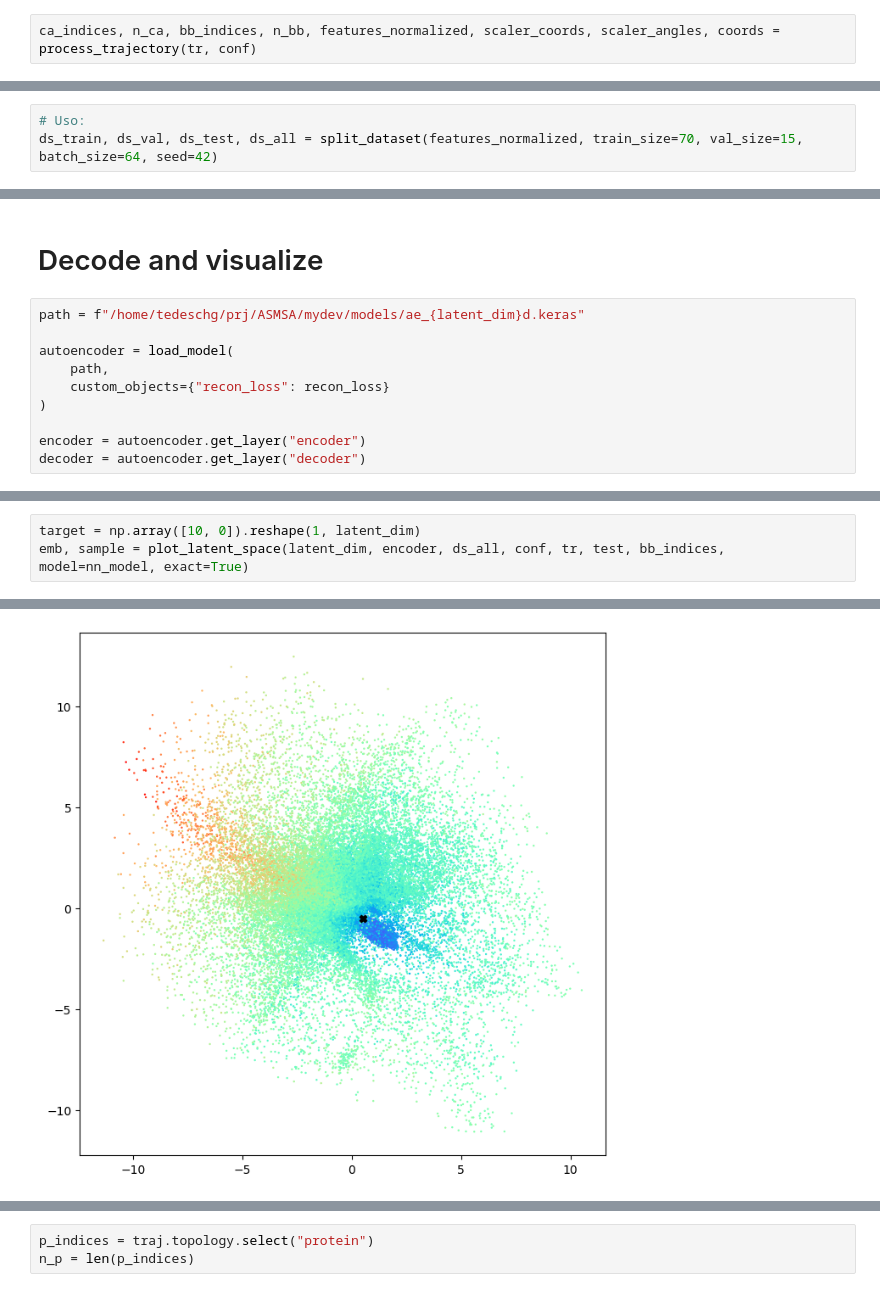
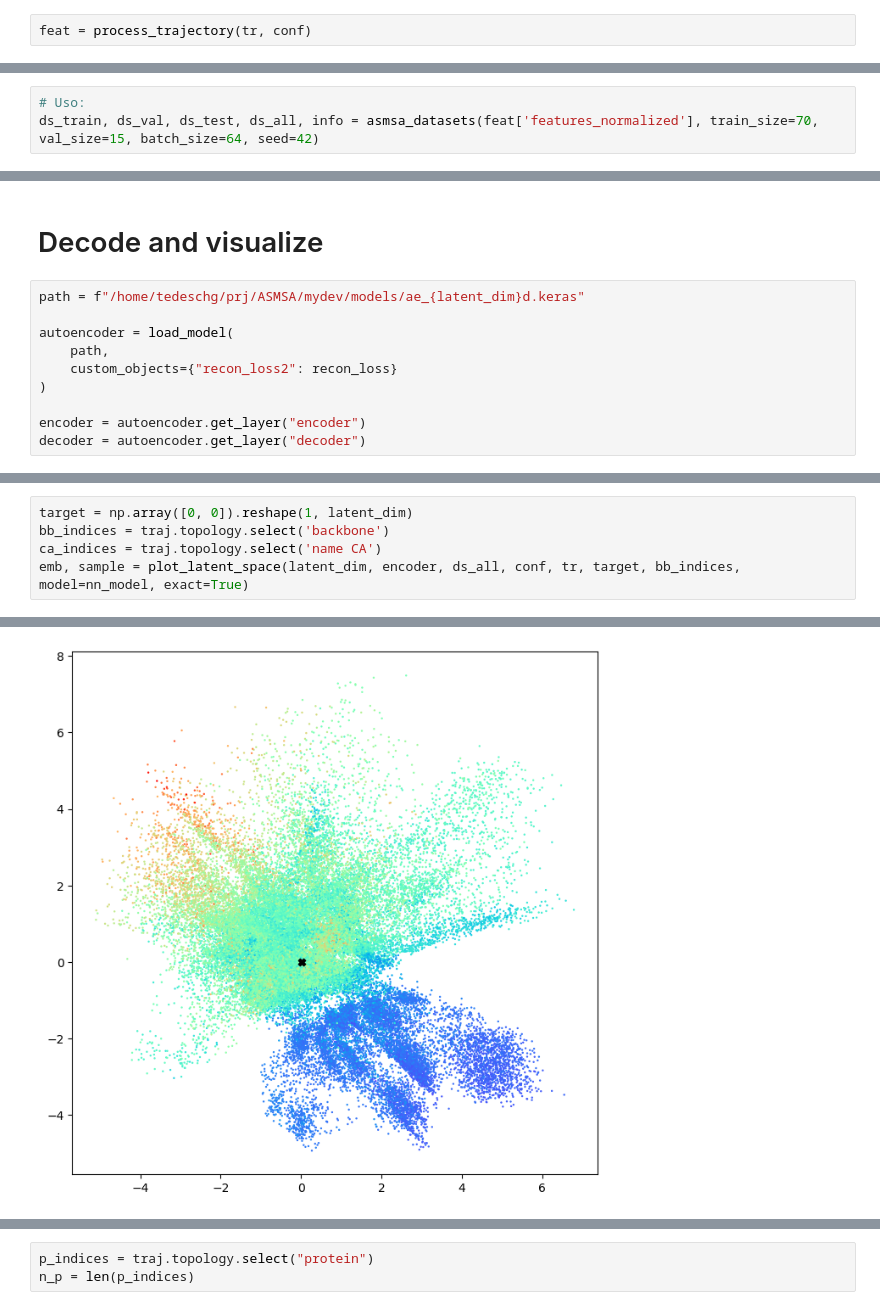
Before and after one commit to tedeschg/ASMSA, a Jupyter notebook: mydev/asmsa_ae.ipynb, the cells around one changed output, grey strips where cells are left out. Saved outputs shown, nothing was run; the diff lists cells and outputs as text.

```diff
--- a/mydev/asmsa_ae.ipynb
+++ b/mydev/asmsa_ae.ipynb
@@ -111,11 +56,11 @@ view
 # %% [output]
 NGLWidget(max_frame=50000)
 # %%
-ca_indices, n_ca, bb_indices, n_bb, features_normalized, scaler_coords, scaler_angles, coords = process_trajectory(tr, conf)
+feat = process_trajectory(tr, conf)
 # %% [markdown]
 ## NN preprocessing
 # %%
 # Uso:
-ds_train, ds_val, ds_test, ds_all = split_dataset(features_normalized, train_size=70, val_size=15, batch_size=64, seed=42)
+ds_train, ds_val, ds_test, ds_all, info = asmsa_datasets(feat['features_normalized'], train_size=70, val_size=15, batch_size=64, seed=42)
 # %% [output]
 WARNING: All log messages before absl::InitializeLog() is called are written to STDERR
@@ -235,7 +211,7 @@ path = f"/home/tedeschg/prj/ASMSA/mydev/models/ae_{latent_dim}d.keras"
 
 autoencoder = load_model(
     path,
-    custom_objects={"recon_loss": recon_loss}
+    custom_objects={"recon_loss2": recon_loss}
 )
 
 encoder = autoencoder.get_layer("encoder")
@@ -255,4 +234,6 @@ array([[ 0.53321  , -0.5119419]], dtype=float32)
 # %%
-target = np.array([10, 0]).reshape(1, latent_dim)
-emb, sample = plot_latent_space(latent_dim, encoder, ds_all, conf, tr, test, bb_indices, model=nn_model, exact=True)
+target = np.array([0, 0]).reshape(1, latent_dim)
+bb_indices = traj.topology.select('backbone')
+ca_indices = traj.topology.select('name CA')
+emb, sample = plot_latent_space(latent_dim, encoder, ds_all, conf, tr, target, bb_indices, model=nn_model, exact=True)
 # %% [output]
@@ -260,2 +241,2 @@ emb, sample = plot_latent_space(latent_dim, encoder, ds_all, conf, tr, test, bb_
-[figure, old version]
+[figure, new version]
 # %%
```
Also changed, not shown: parts of 14 cells of this notebook, 4 other files.
